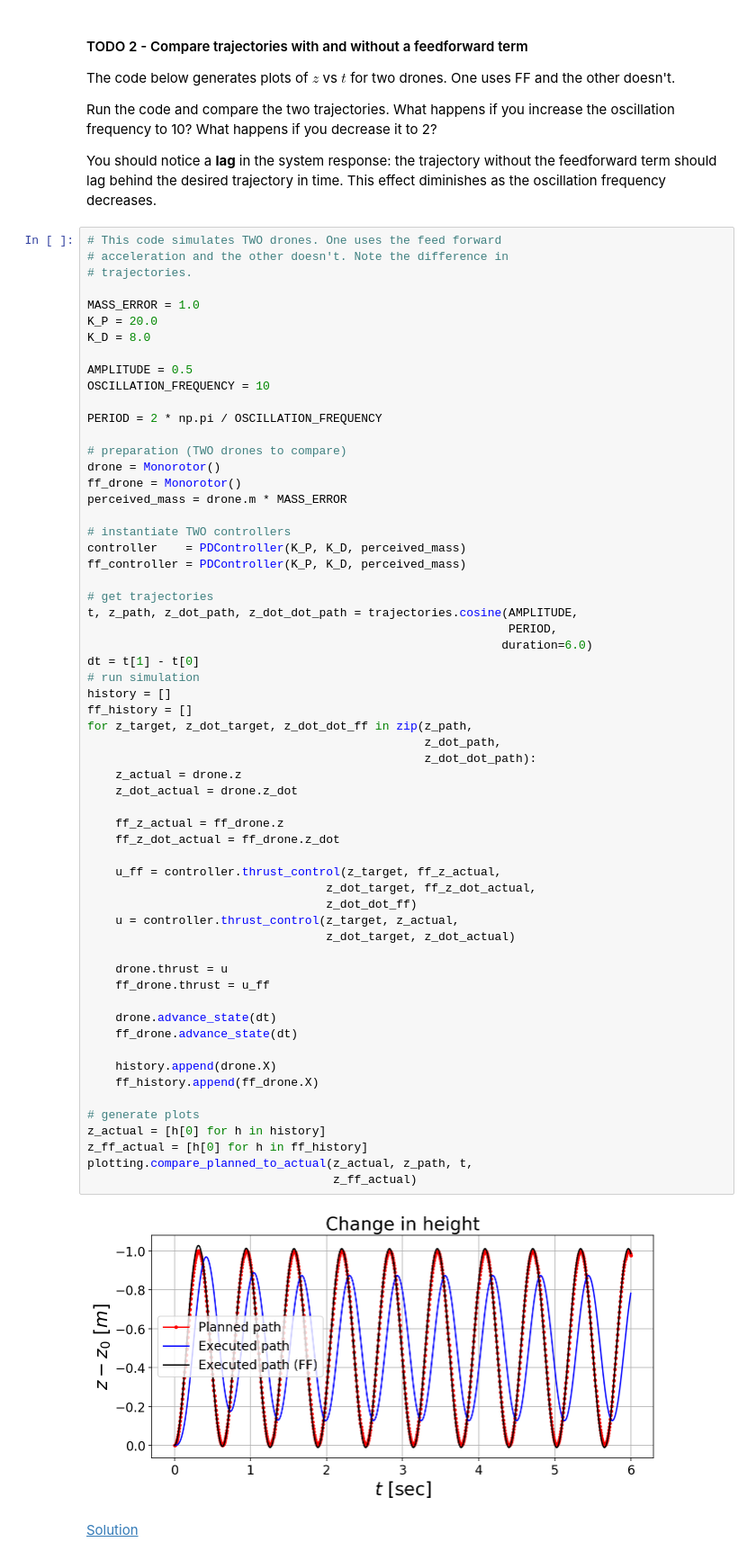
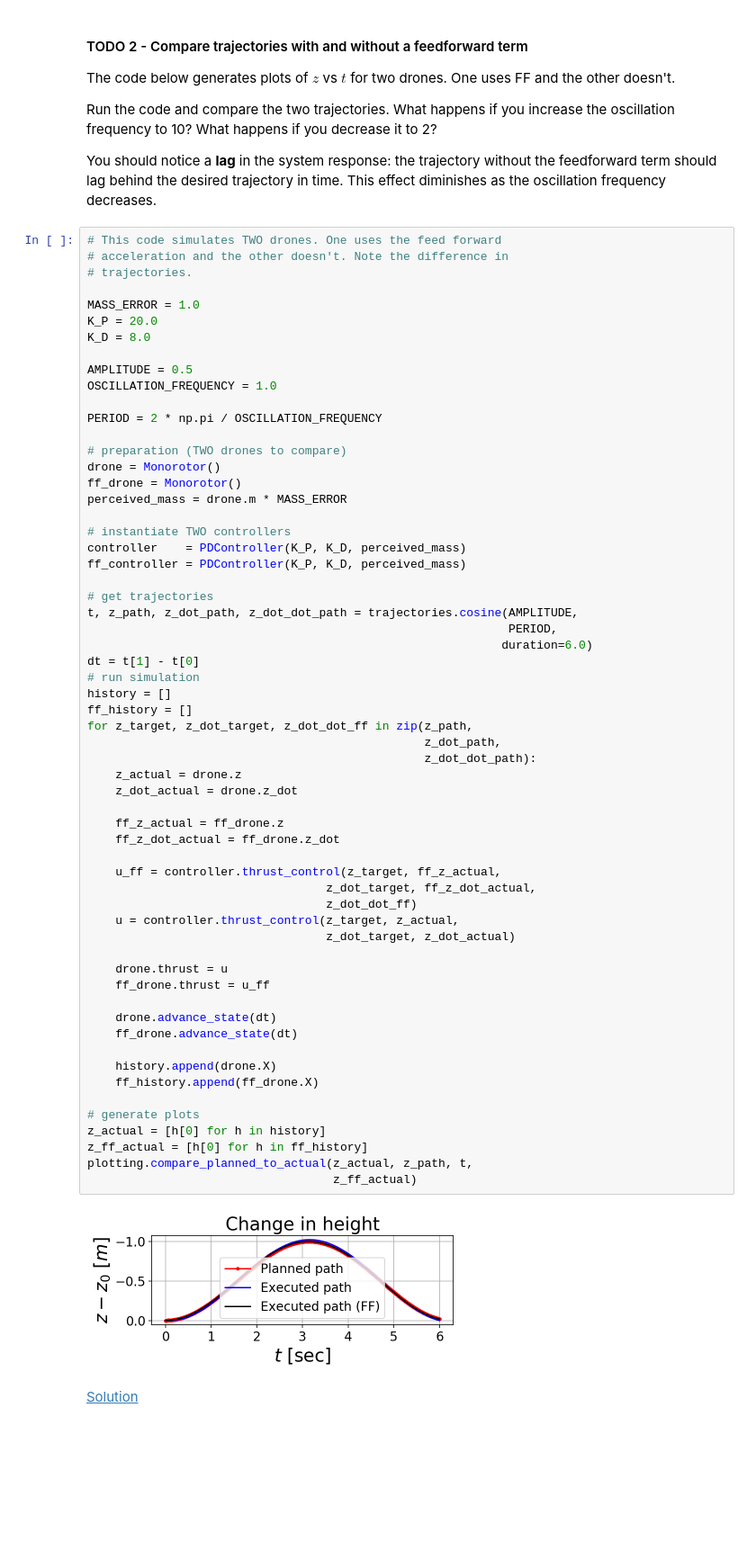
Before and after one commit to shovan777/FCND-Backyard-Flyer, a Jupyter notebook: notebooks/control/lesson_2_vehicle_control/PD with FF.ipynb, the cells around one changed output. Shown: that part at 90% size. Saved outputs shown, nothing was run; the diff lists cells and outputs as text; blank space fills up the shorter version.

```diff
--- a/notebooks/control/lesson_2_vehicle_control/PD with FF.ipynb
+++ b/notebooks/control/lesson_2_vehicle_control/PD with FF.ipynb
@@ -86,7 +83,7 @@ K_P = 20.0
 K_D = 8.0
 
 AMPLITUDE = 0.5
-OSCILLATION_FREQUENCY = 10
+OSCILLATION_FREQUENCY = 1.0
 
 PERIOD = 2 * np.pi / OSCILLATION_FREQUENCY
 
@@ -110,33 +107,33 @@ ff_history = []
 for z_target, z_dot_target, z_dot_dot_ff in zip(z_path,
                                                 z_dot_path,
                                                 z_dot_dot_path):
     z_actual = drone.z
     z_dot_actual = drone.z_dot
 
     ff_z_actual = ff_drone.z
     ff_z_dot_actual = ff_drone.z_dot
 
     u_ff = controller.thrust_control(z_target, ff_z_actual,
                                   z_dot_target, ff_z_dot_actual,
                                   z_dot_dot_ff)
     u = controller.thrust_control(z_target, z_actual,
                                   z_dot_target, z_dot_actual)
 
     drone.thrust = u
     ff_drone.thrust = u_ff
 
     drone.advance_state(dt)
     ff_drone.advance_state(dt)
 
     history.append(drone.X)
     ff_history.append(ff_drone.X)
 
 # generate plots
 z_actual = [h[0] for h in history]
 z_ff_actual = [h[0] for h in ff_history]
 plotting.compare_planned_to_actual(z_actual, z_path, t,
                                    z_ff_actual)
 # %% [output]
-[figure, old version]
+[figure, new version]
 # %% [markdown]
 [Solution](/notebooks/PD%20with%20FF%20Solution.ipynb)
```
Also changed, not shown: parts of 1 cell of this notebook, 1 other file.
